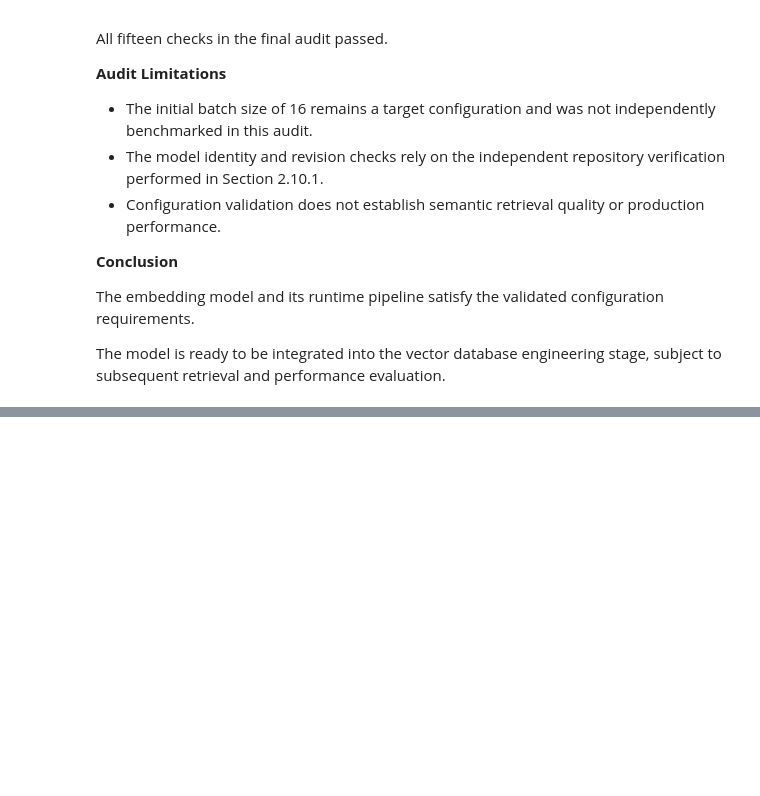
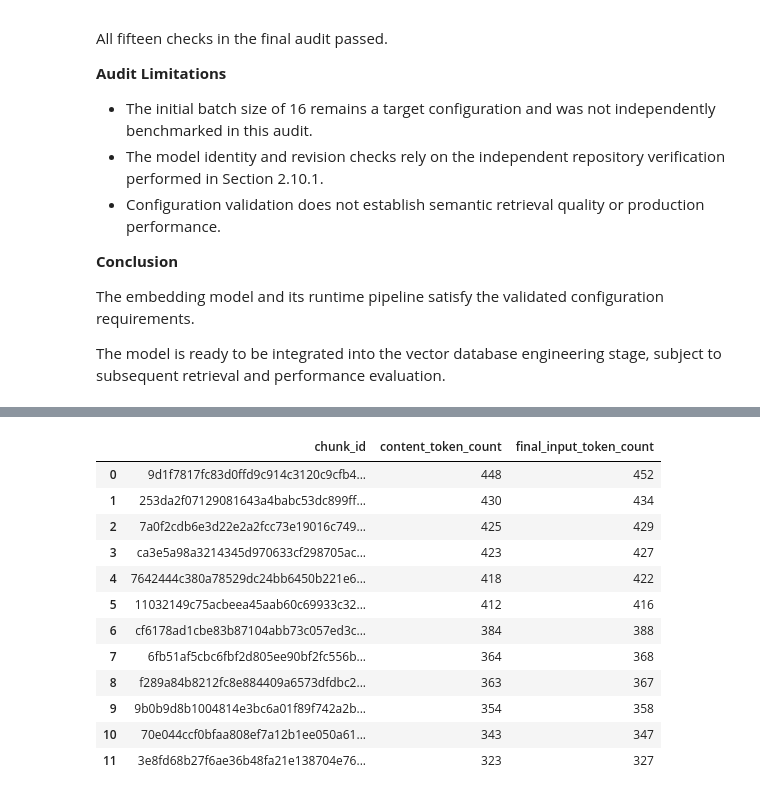
Before and after one commit to morsycoo/Local-Mini-RAG-Document-QA-System, a Jupyter notebook: notebooks/03_embeddings_and_vector_database.ipynb, the cells around one changed output, grey strips where cells are left out. Drawn from its saved outputs; the diff is of its cells as text; code cells hidden in the pictures; blank space fills up the shorter version.

```diff
--- a/notebooks/03_embeddings_and_vector_database.ipynb
+++ b/notebooks/03_embeddings_and_vector_database.ipynb
@@ -5349,0 +6886,81 @@ The model is ready to be integrated into the vector database engineering stage,
+# %%
+import numpy as np
+import pandas as pd
+
+# Validate the existing audit dataset
+if "chunk_token_audit" not in globals():
+    raise RuntimeError("The chunk_token_audit dataset is missing.")
+
+if len(chunk_token_audit) != 228:
+    raise ValueError("Expected exactly 228 chunk records.")
+
+if "final_input_token_count" not in chunk_token_audit.columns:
+    raise KeyError("The final_input_token_count column is missing.")
+
+# Calculate the 95th percentile
+p95_token_count = float(
+    np.percentile(
+        chunk_token_audit["final_input_token_count"],
+        95,
+        method="linear",
+    )
+)
+
+# Identify chunks at or above the P95 threshold
+p95_threshold = p95_token_count
+
+p95_chunks = chunk_token_audit.loc[
+    chunk_token_audit["final_input_token_count"] >= p95_threshold,
+    ["chunk_id", "content_token_count", "final_input_token_count"],
+].copy()
+
+# Calculate count and percentage
+p95_chunk_count = len(p95_chunks)
+
+p95_chunk_percentage = p95_chunk_count / len(chunk_token_audit) * 100
+
+# Display results
+print("P95 TOKEN COUNT")
+print("=" * 65)
+print(f"P95 token count: {p95_token_count:.4f}")
+print(f"P95 threshold: {p95_threshold:.4f}")
+print(f"Chunks at or above P95: {p95_chunk_count}")
+print(f"Percentage of corpus: {p95_chunk_percentage:.2f}%")
+
+print("\nCHUNKS AT OR ABOVE P95")
+print("=" * 65)
+display(
+    p95_chunks.sort_values(
+        "final_input_token_count",
+        ascending=False,
+    )
+)
+
+# Validation
+print("\nVALIDATION")
+print("=" * 65)
+
+checks = {
+    "P95 is within observed range": (
+        chunk_token_audit["final_input_token_count"].min()
+        <= p95_token_count
+        <= chunk_token_audit["final_input_token_count"].max()
+    ),
+    "P95 is positive": p95_token_count > 0,
+    "At least one chunk is at or above P95": p95_chunk_count > 0,
+    "All selected chunks meet the P95 threshold": (
+        (p95_chunks["final_input_token_count"] >= p95_threshold).all()
+    ),
+    "Selected chunk IDs are unique": (
+        p95_chunks["chunk_id"].nunique() == p95_chunk_count
+    ),
+    "Percentage calculation is correct": (
+        abs(p95_chunk_percentage - (p95_chunk_count / 228 * 100)) < 1e-10
+    ),
+}
+
+for name, passed in checks.items():
+    print(f"{name}: {'PASS' if passed else 'FAIL'}")
+
+print(f"\nOverall: {'PASS' if all(checks.values()) else 'FAIL'}")
+# %% [output]
@@ -5349,0 +6976,13 @@ The model is ready to be integrated into the vector database engineering stage,
+|  | chunk_id | content_token_count | final_input_token_count |
+| 0 | 9d1f7817fc83d0ffd9c914c3120c9cfb4... | 448 | 452 |
+| 1 | 253da2f07129081643a4babc53dc899ff... | 430 | 434 |
+| 2 | 7a0f2cdb6e3d22e2a2fcc73e19016c749... | 425 | 429 |
+| 3 | ca3e5a98a3214345d970633cf298705ac... | 423 | 427 |
+| 4 | 7642444c380a78529dc24bb6450b221e6... | 418 | 422 |
+| 5 | 11032149c75acbeea45aab60c69933c32... | 412 | 416 |
+| 6 | cf6178ad1cbe83b87104abb73c057ed3c... | 384 | 388 |
+| 7 | 6fb51af5cbc6fbf2d805ee90bf2fc556b... | 364 | 368 |
+| 8 | f289a84b8212fc8e884409a6573dfdbc2... | 363 | 367 |
+| 9 | 9b0b9d8b1004814e3bc6a01f89f742a2b... | 354 | 358 |
+| 10 | 70e044ccf0bfaa808ef7a12b1ee050a61... | 343 | 347 |
+| 11 | 3e8fd68b27f6ae36b48fa21e138704e76... | 323 | 327 |
```
Also changed, not shown: parts of 69 cells of this notebook.
